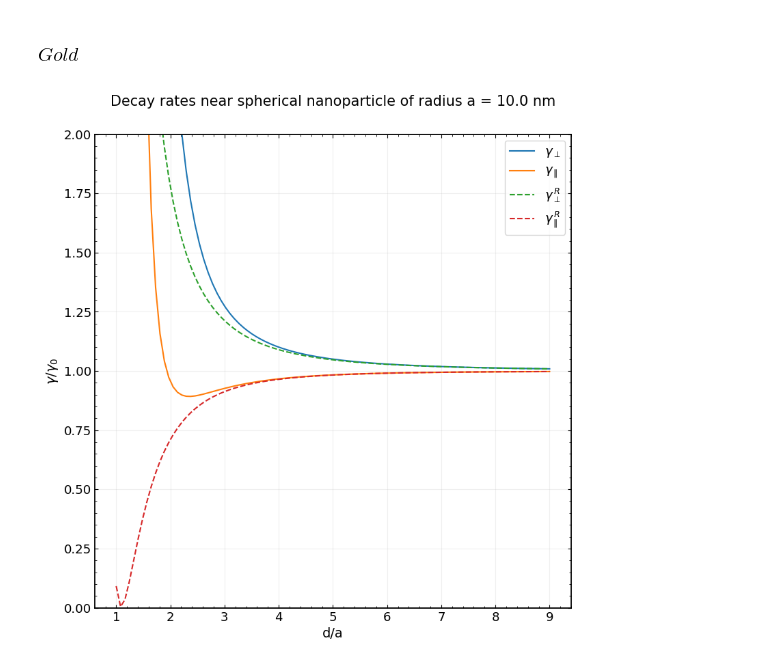
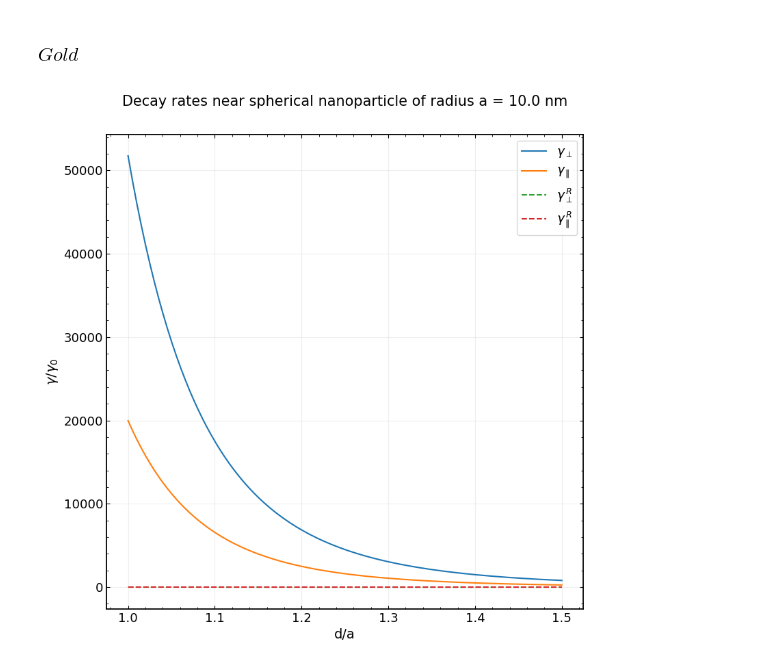
Before and after one commit to ngp66/Two-level-systems-with-PDMs, a Jupyter notebook: gammaTrials.ipynb, the cells around one changed output. Saved outputs shown, nothing was run; the diff lists cells and outputs as text; code cells hidden in the pictures.

```diff
--- a/gammaTrials.ipynb
+++ b/gammaTrials.ipynb
@@ -74,7 +74,7 @@ m_gold = ref_n_gold + 1j * ref_k_gold # SIGN!!!!!!!!
 # %% [markdown]
 ### $\textit{Calculating decay rates}$
 # %%
-def a_1_b_1_lists_TRIAL(d_points, ref_ind, lam_val, r, n = 1, order = 1, plot = False):
+def a_1_b_1_lists_TRIAL(d_points, ref_ind, lam_val, r, n = 1, order = 1, plot = False, lim = True):
 
     '''
     Outputs lists of a_1 and b_1 Mie scattering coefficients and corresponding gamma factors (total and radiative for both vertical
@@ -190,7 +190,8 @@ def a_1_b_1_lists_TRIAL(d_points, ref_ind, lam_val, r, n = 1, order = 1, plot =
         ax.plot(d_points/a, gamma_tang_rad_vals, linestyle = '--', label = '$\gamma^{\, R}_{\, \|}$')
         ax.set_xlabel('d/a', fontsize=14)
         ax.set_ylabel('$\gamma / \gamma_0$', fontsize=14)
-        ax.set_ylim(0,2)
+        if lim:
+            ax.set_ylim(0,2)
         ax.minorticks_on()
         ax.tick_params(axis="both", direction="in", which="both", right=True, top=True, labelsize=13)
         for axis in ['top','bottom','left','right']:
@@ -227,11 +228,11 @@ a_1_b_1_lists_TRIAL(dpoints, mval, lam*1e-6, a, n = 1, order = 25, plot = True)
 ### $\textit{Gold}$
 # %%
 a = 10e-9  # radius of the sphere in meters (10 nm)
-lam = 0.54  # emission wavelength in meters (360 nm)
+lam = 0.55  # emission wavelength in meters (360 nm)
 index = np.where(ref_lam_gold == lam)
 mval = m_silver[index][0]
-dpoints = np.linspace(1.0, 9.0, 100) * a
+dpoints = np.linspace(1.0, 1.5, 100) * a
 A_list, B_list, gamma_norm, gamma_tang, gamma_norm_rad, gamm_tang_rad = \
-a_1_b_1_lists_TRIAL(dpoints, mval, lam*1e-6, a, n = 1, order = 5, plot = True)
+a_1_b_1_lists_TRIAL(dpoints, lam_val = lam*1e-6, r = a, ref_ind = 1.31 + 1j*1.46, n = 1, order = 5, plot = True, lim = False)
 # %% [output]
-[figure, old version]
+[figure, new version]
```
